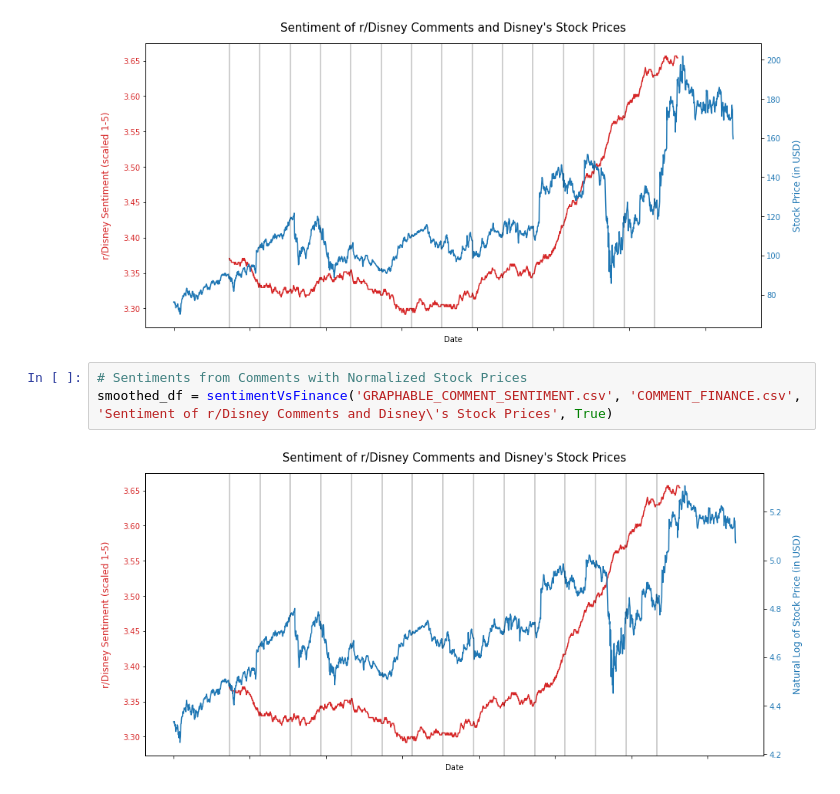
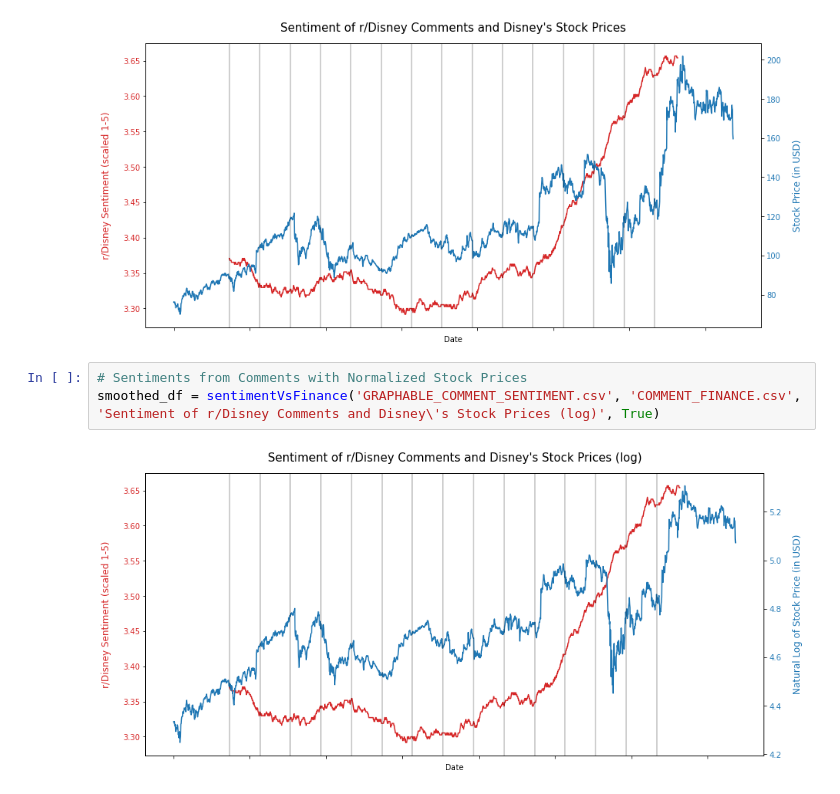
Before and after one commit to keekss/reddit-stock-sentiment, a Jupyter notebook: Reddit_Sentiment_vs_Stock_API.ipynb, the cells around one changed output. Drawn from its saved outputs; the diff is of its cells as text.

```diff
--- a/Reddit_Sentiment_vs_Stock_API.ipynb
+++ b/Reddit_Sentiment_vs_Stock_API.ipynb
@@ -720,6 +735,6 @@ smoothed_df = sentimentVsFinance('GRAPHABLE_COMMENT_SENTIMENT.csv', 'COMMENT_FIN
 [figure]
 # %%
 # Sentiments from Comments with Normalized Stock Prices
-smoothed_df = sentimentVsFinance('GRAPHABLE_COMMENT_SENTIMENT.csv', 'COMMENT_FINANCE.csv', 'Sentiment of r/Disney Comments and Disney\'s Stock Prices', True)
+smoothed_df = sentimentVsFinance('GRAPHABLE_COMMENT_SENTIMENT.csv', 'COMMENT_FINANCE.csv', 'Sentiment of r/Disney Comments and Disney\'s Stock Prices (log)', True)
 # %% [output]
-[figure, old version]
+[figure, new version]
```
Also changed, not shown: parts of 11 cells of this notebook.
